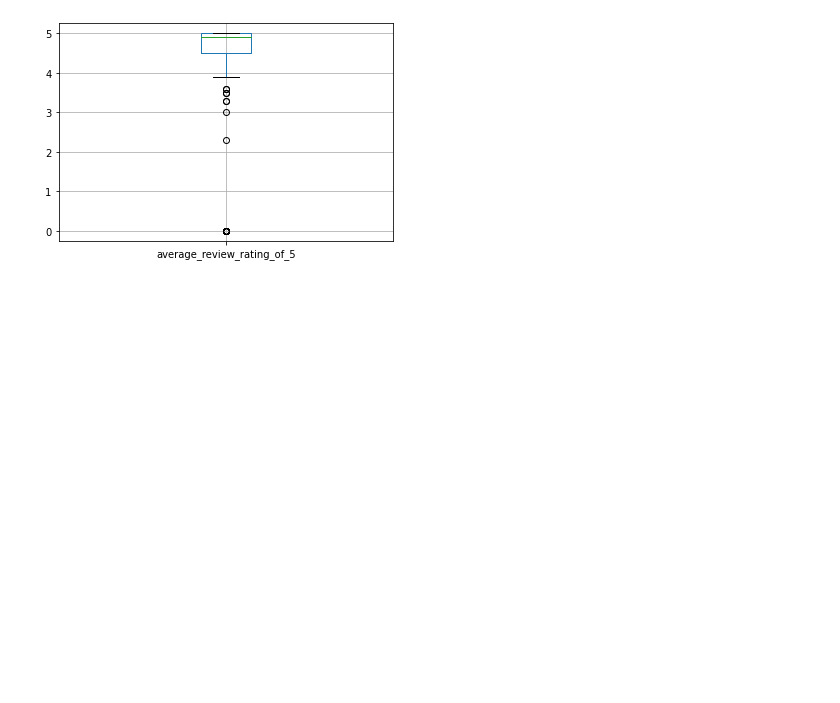
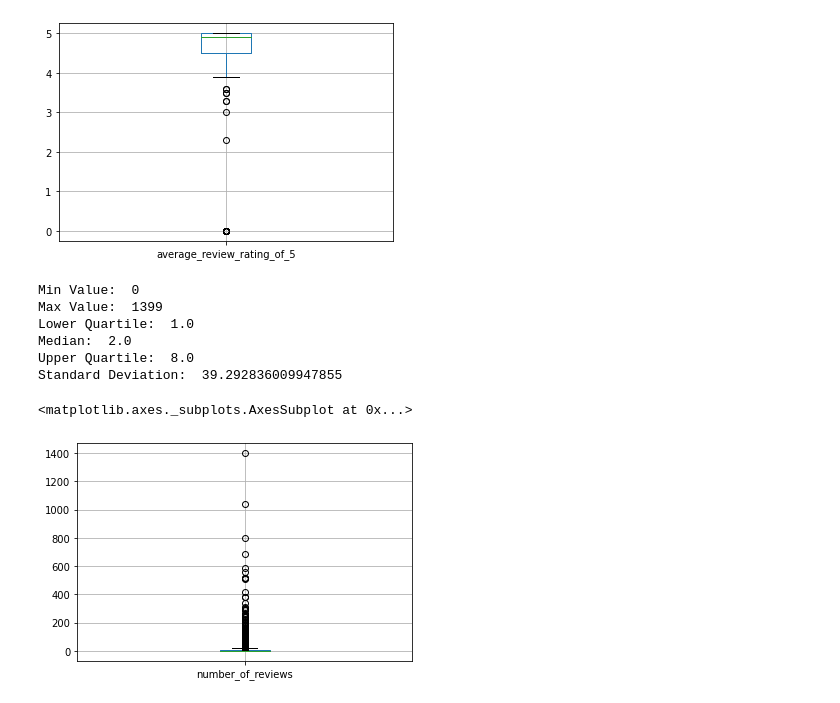
Before and after one commit to hemanagasai/narra_IT533, a Jupyter notebook: amazondata.ipynb, the cells around one changed output. Saved outputs shown, nothing was run; the diff lists cells and outputs as text; code cells hidden in the pictures; blank space fills up the shorter version.

```diff
--- a/amazondata.ipynb
+++ b/amazondata.ipynb
@@ -102,3 +102,29 @@ hm.boxplot("average_review_rating_of_5")
 # %% [output]
 <matplotlib.axes._subplots.AxesSubplot at 0x...>
 [figure]
+# %%
+# Calculate min and max values
+df_min, df_max = np.min(hm.number_of_reviews),np.max(hm.number_of_reviews)
+## Calculate Quartiles
+quartiles = np.percentile(hm.number_of_reviews, [25, 50, 75])
+## Standard Deviation
+s_dev = statistics.stdev(hm.number_of_reviews)
+## Summary
+print("Min Value: ",df_min)
+print("Max Value: ",df_max)
+print("Lower Quartile: ",quartiles[0])
+print("Median: ",quartiles[1])
+print("Upper Quartile: ",quartiles[2])
+print("Standard Deviation: ", s_dev)
+# %% [output]
+Min Value:  0
+Max Value:  1399
+Lower Quartile:  1.0
+Median:  2.0
+Upper Quartile:  8.0
+Standard Deviation:  39.292836009947855
+# %%
+hm.boxplot("number_of_reviews")
+# %% [output]
+<matplotlib.axes._subplots.AxesSubplot at 0x...>
+[figure, added]
```
